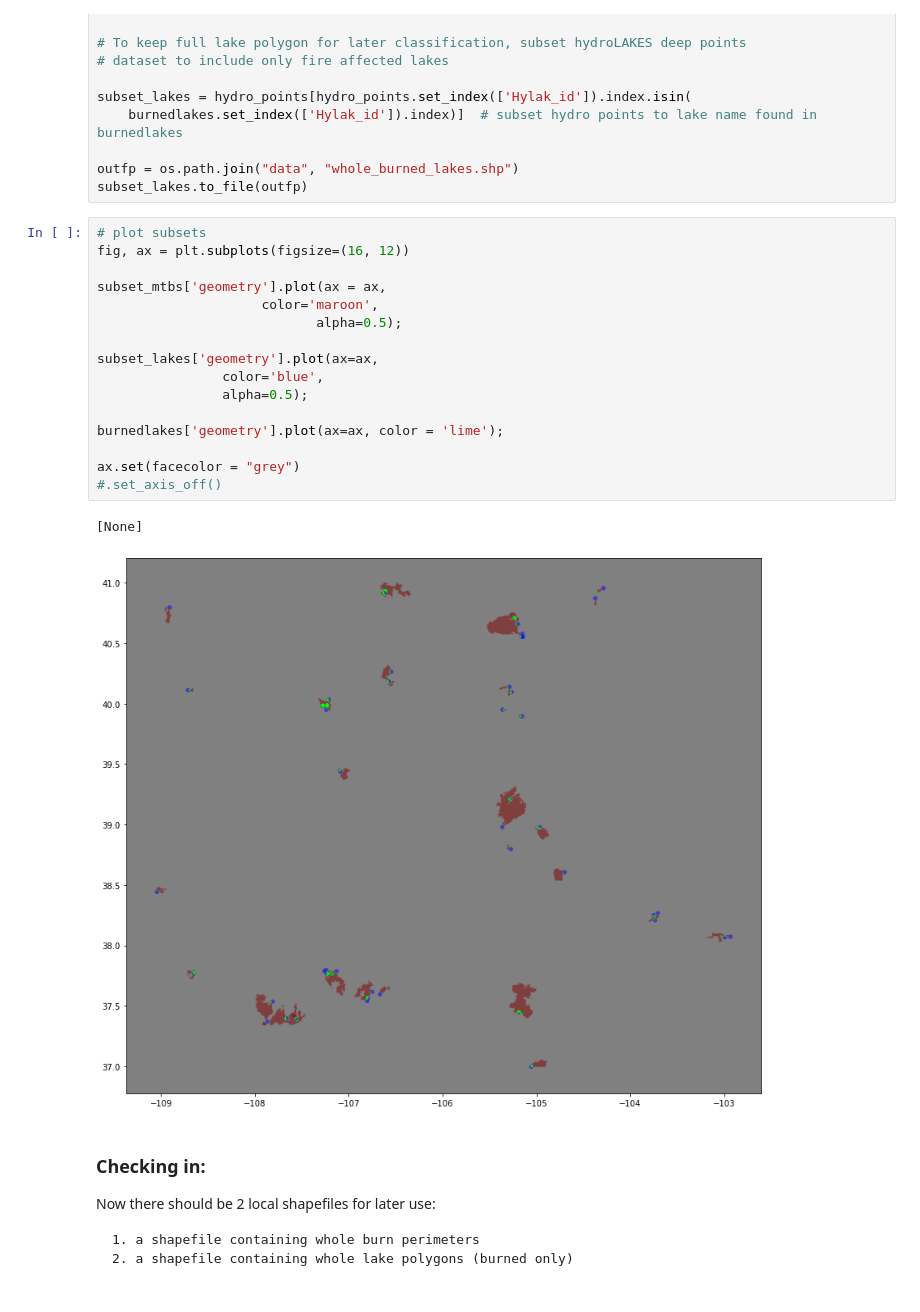
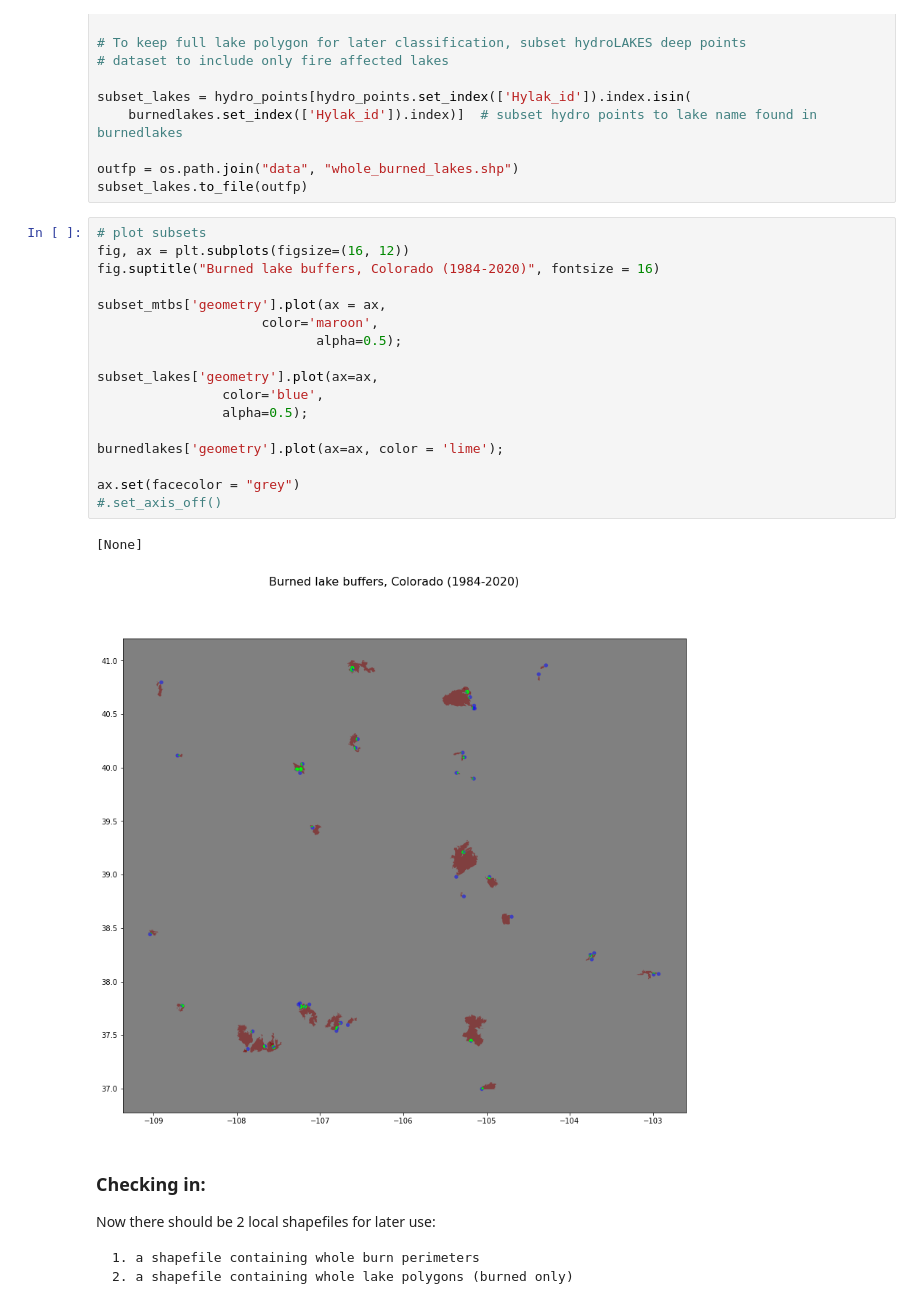
Before and after one commit to earthlab-education/ea-2021-final-project-wildfire_lake_productivity, a Jupyter notebook: 01_download_clip_merge.ipynb, the cells around one changed output. Drawn from its saved outputs; the diff is of its cells as text.

```diff
--- a/01_download_clip_merge.ipynb
+++ b/01_download_clip_merge.ipynb
@@ -257,22 +257,23 @@ subset_lakes.to_file(outfp)
 # %%
 # plot subsets
 fig, ax = plt.subplots(figsize=(16, 12))
+fig.suptitle("Burned lake buffers, Colorado (1984-2020)", fontsize = 16)
 
 subset_mtbs['geometry'].plot(ax = ax,
                      color='maroon',
                             alpha=0.5);
 
 subset_lakes['geometry'].plot(ax=ax,
                 color='blue',
                 alpha=0.5);
 
 burnedlakes['geometry'].plot(ax=ax, color = 'lime');
 
 ax.set(facecolor = "grey")
 #.set_axis_off()
 # %% [output]
 [None]
-[figure, old version]
+[figure, new version]
 # %% [markdown]
 ### Checking in:
 Now there should be 2 local shapefiles for later use:
```
Also changed, not shown: parts of 1 cell of this notebook, 1 other file.
